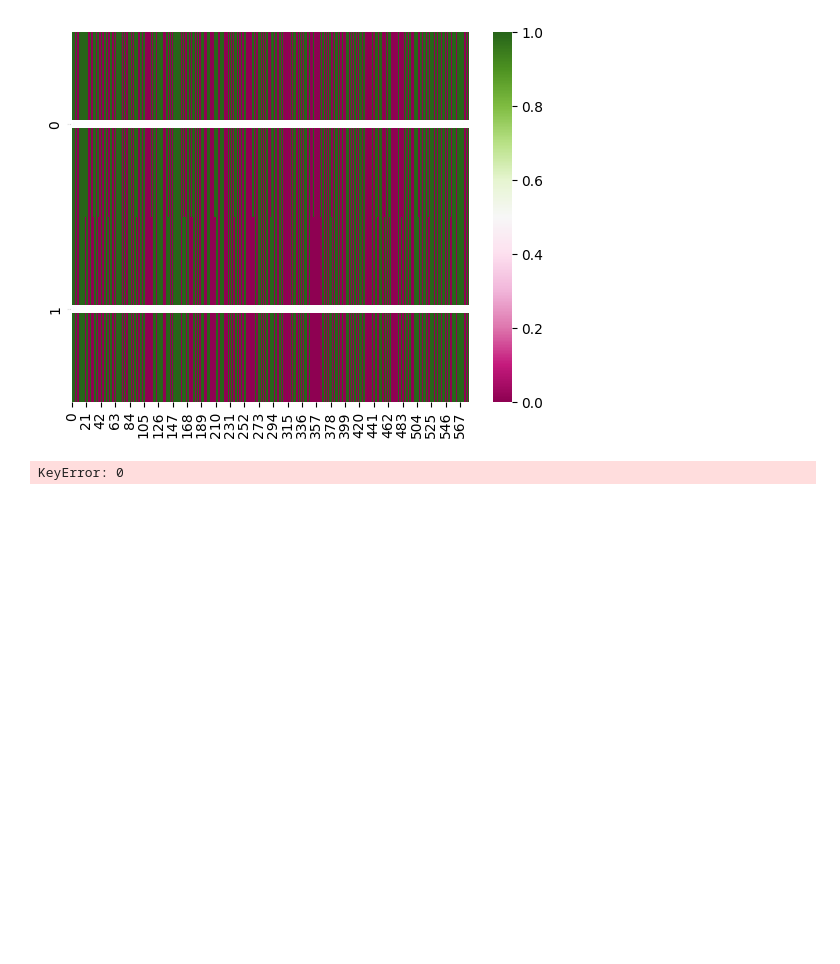
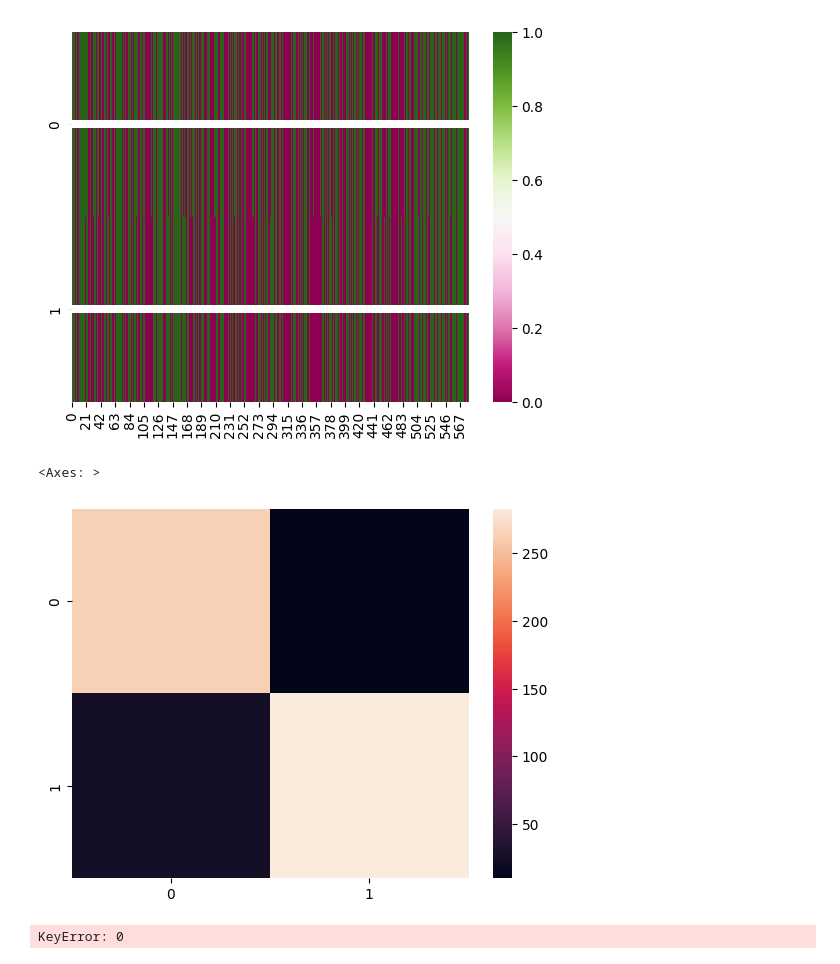
Before and after one commit to Gish-Sky/phishing_analysis, a Jupyter notebook: analysis.ipynb, the cells around one changed output. Drawn from its saved outputs; the diff is of its cells as text; code cells hidden in the pictures; blank space fills up the shorter version.

```diff
--- a/analysis.ipynb
+++ b/analysis.ipynb
@@ -254,6 +254,11 @@ sns.heatmap(np.array([Y_test, skibidi]), annot=True, fmt=".2f", annot_kws = {'si
 # %% [output]
 <Axes: >
 [figure]
+# %%
+sns.heatmap(cm)
+# %% [output]
+<Axes: >
+[figure, added]
 # %%
 def tfpn(arr):
     true_p = 0
```
